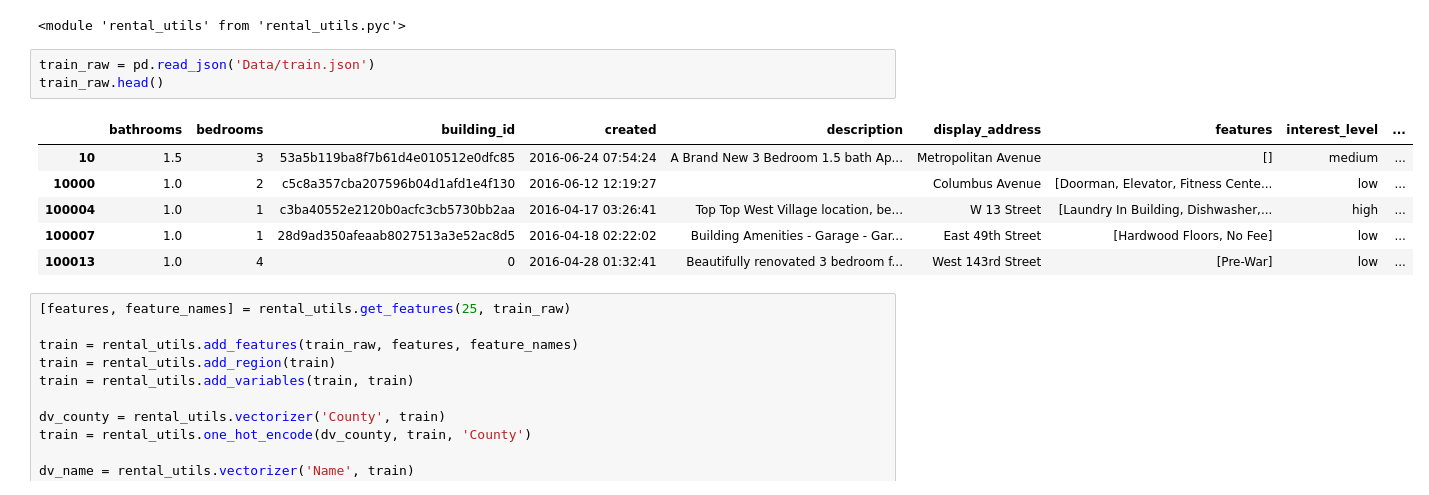
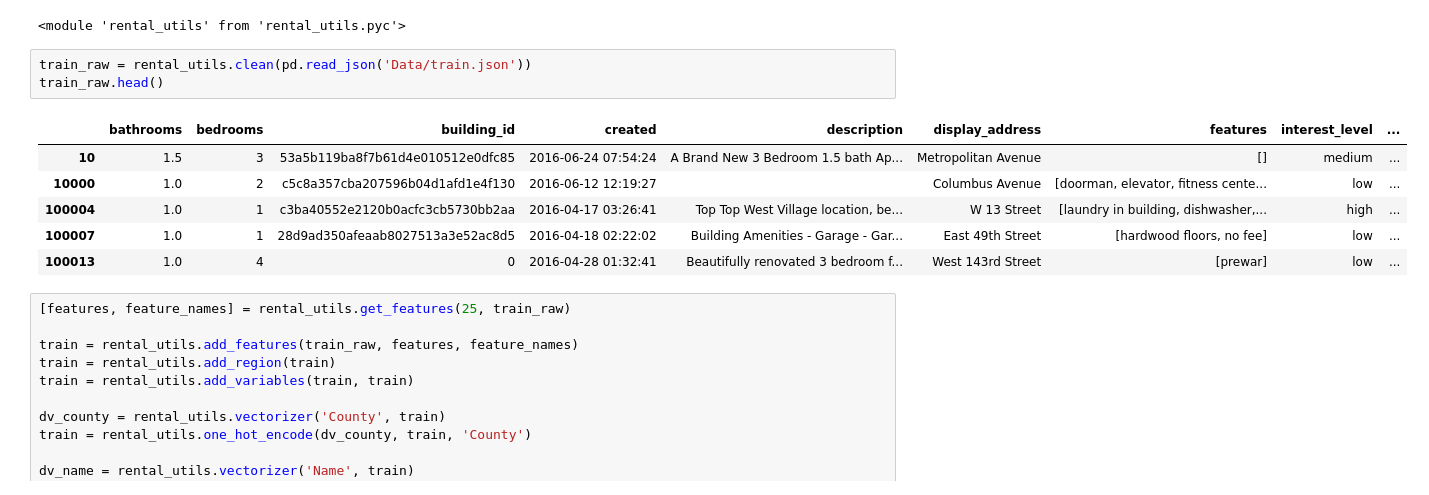
Before and after one commit to phildeutsch/rentals, a Jupyter notebook: explore.ipynb, the cells around one changed output. Saved outputs shown, nothing was run; the diff lists cells and outputs as text.

Commit message:
Clean and recalibrate

```diff
--- a/explore.ipynb
+++ b/explore.ipynb
@@ -14,15 +14,15 @@ import rental_utils; reload(rental_utils)
 # %% [output]
 <module 'rental_utils' from 'rental_utils.pyc'>
 # %%
-train_raw = pd.read_json('Data/train.json')
+train_raw = rental_utils.clean(pd.read_json('Data/train.json'))
 train_raw.head()
 # %% [output]
 |  | bathrooms | bedrooms | building_id | created | description | display_address | features | interest_level | ... |
 | 10 | 1.5 | 3 | 53a5b119ba8f7b61d4e010512e0dfc85 | 2016-06-24 07:54:24 | A Brand New 3 Bedroom 1.5 bath Ap... | Metropolitan Avenue | [] | medium | ... |
-| 10000 | 1.0 | 2 | c5c8a357cba207596b04d1afd1e4f130 | 2016-06-12 12:19:27 |  | Columbus Avenue | [Doorman, Elevator, Fitness Cente... | low | ... |
-| 100004 | 1.0 | 1 | c3ba40552e2120b0acfc3cb5730bb2aa | 2016-04-17 03:26:41 | Top Top West Village location, be... | W 13 Street | [Laundry In Building, Dishwasher,... | high | ... |
-| 100007 | 1.0 | 1 | 28d9ad350afeaab8027513a3e52ac8d5 | 2016-04-18 02:22:02 | Building Amenities - Garage - Gar... | East 49th Street | [Hardwood Floors, No Fee] | low | ... |
-| 100013 | 1.0 | 4 | 0 | 2016-04-28 01:32:41 | Beautifully renovated 3 bedroom f... | West 143rd Street | [Pre-War] | low | ... |
+| 10000 | 1.0 | 2 | c5c8a357cba207596b04d1afd1e4f130 | 2016-06-12 12:19:27 |  | Columbus Avenue | [doorman, elevator, fitness cente... | low | ... |
+| 100004 | 1.0 | 1 | c3ba40552e2120b0acfc3cb5730bb2aa | 2016-04-17 03:26:41 | Top Top West Village location, be... | W 13 Street | [laundry in building, dishwasher,... | high | ... |
+| 100007 | 1.0 | 1 | 28d9ad350afeaab8027513a3e52ac8d5 | 2016-04-18 02:22:02 | Building Amenities - Garage - Gar... | East 49th Street | [hardwood floors, no fee] | low | ... |
+| 100013 | 1.0 | 4 | 0 | 2016-04-28 01:32:41 | Beautifully renovated 3 bedroom f... | West 143rd Street | [prewar] | low | ... |
 # %%
 [features, feature_names] = rental_utils.get_features(25, train_raw)
 
```
Also changed, not shown: 3 other files.
